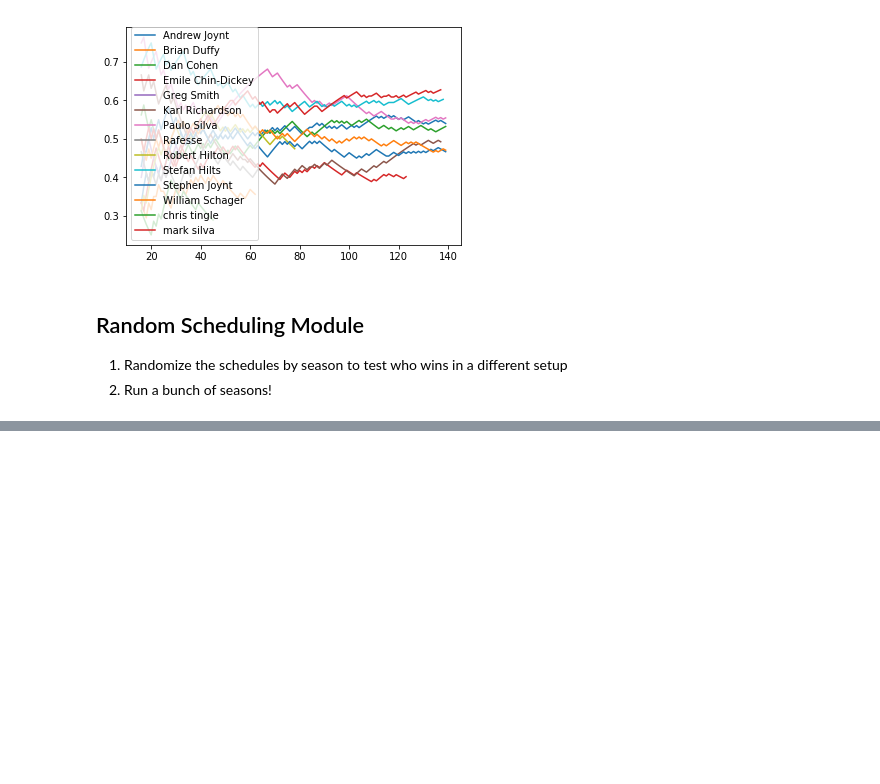
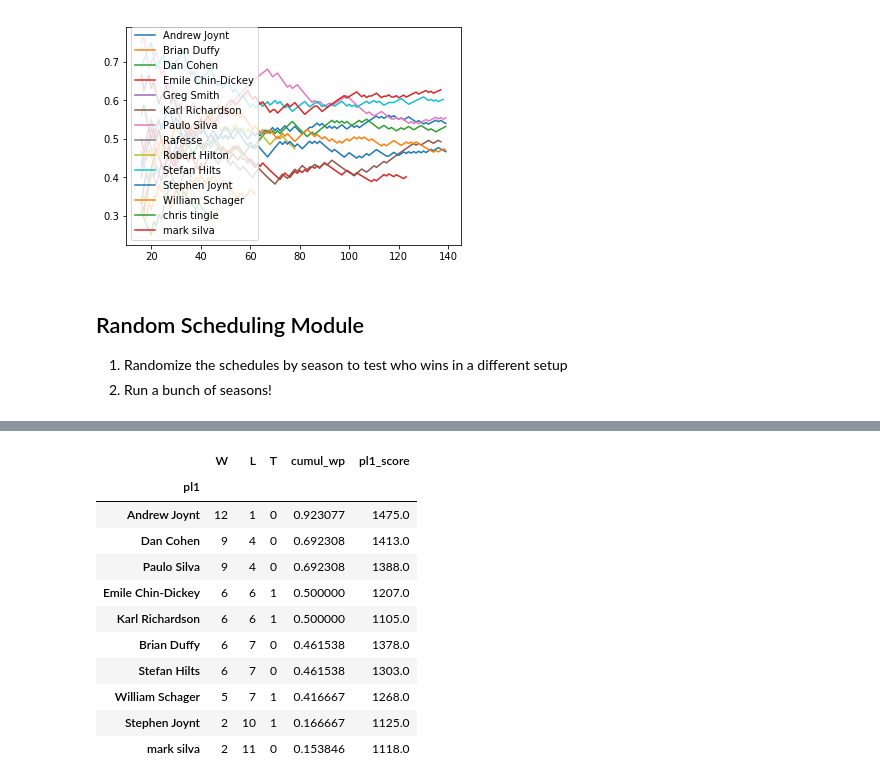
Before and after one commit to flint-hasset/Fantasy-Football, a Jupyter notebook: League History Parser.ipynb, the cells around one changed output, grey strips where cells are left out. Cells and saved outputs as stored; diff of their text form; code cells hidden in the pictures; blank space fills up the shorter version.

```diff
--- a/League History Parser.ipynb
+++ b/League History Parser.ipynb
@@ -157,0 +206,15 @@ matchups[50:65] = matchups[0:15]
+# %%
+def final_standings():
+    ### Reconvert to float, otherwise comparisons in np.wheres dont work.
+    df_season_results['pl1_score'] = df_season_results['pl1_score'].astype(float)
+    df_season_results['pl2_score'] = df_season_results['pl2_score'].astype(float)
+    df_season_results['W'] = np.where(df_season_results['pl1_score']>df_season_results['pl2_score'], 1,0)
+    df_season_results['L'] = np.where(df_season_results['pl1_score']<df_season_results['pl2_score'], 1,0)
+    df_season_results['T'] = np.where(df_season_results['pl1_score']==df_season_results['pl2_score'], 1,0)
+    df_season_results['cumul_w'] = df_season_results.groupby('pl1')['W'].cumsum()
+    df_season_results['cumul_t'] = df_season_results.groupby('pl1')['T'].cumsum()
+    df_season_results['cumul_l'] = df_season_results.groupby('pl1')['L'].cumsum()
+    df_season_results['cumul_wp'] = df_season_results['cumul_w']/(df_season_results['cumul_w']+df_season_results['cumul_l'])
+    df_season_results['cumul_games'] = df_season_results['cumul_w']  + df_season_results['cumul_t'] + df_season_results['cumul_l']
+    standings = df_season_results.groupby('pl1')['W','L','T','cumul_wp','pl1_score'].agg({'W':'sum','L':'sum','T':'sum','cumul_wp':'last','pl1_score':'sum'}).sort_values(by=['cumul_wp','pl1_score'],ascending=False)
+    return standings
@@ -179,0 +329,15 @@ for match in matchups:
+# %%
+standings
+# %% [output]
+|  | W | L | T | cumul_wp | pl1_score |
+| pl1 |  |  |  |  |  |
+| Andrew Joynt | 12 | 1 | 0 | 0.923077 | 1475.0 |
+| Dan Cohen | 9 | 4 | 0 | 0.692308 | 1413.0 |
+| Paulo Silva | 9 | 4 | 0 | 0.692308 | 1388.0 |
+| Emile Chin-Dickey | 6 | 6 | 1 | 0.500000 | 1207.0 |
+| Karl Richardson | 6 | 6 | 1 | 0.500000 | 1105.0 |
+| Brian Duffy | 6 | 7 | 0 | 0.461538 | 1378.0 |
+| Stefan Hilts | 6 | 7 | 0 | 0.461538 | 1303.0 |
+| William Schager | 5 | 7 | 1 | 0.416667 | 1268.0 |
+| Stephen Joynt | 2 | 10 | 1 | 0.166667 | 1125.0 |
+| mark silva | 2 | 11 | 0 | 0.153846 | 1118.0 |
```
Also changed, not shown: parts of 21 cells of this notebook, 1 other file.
